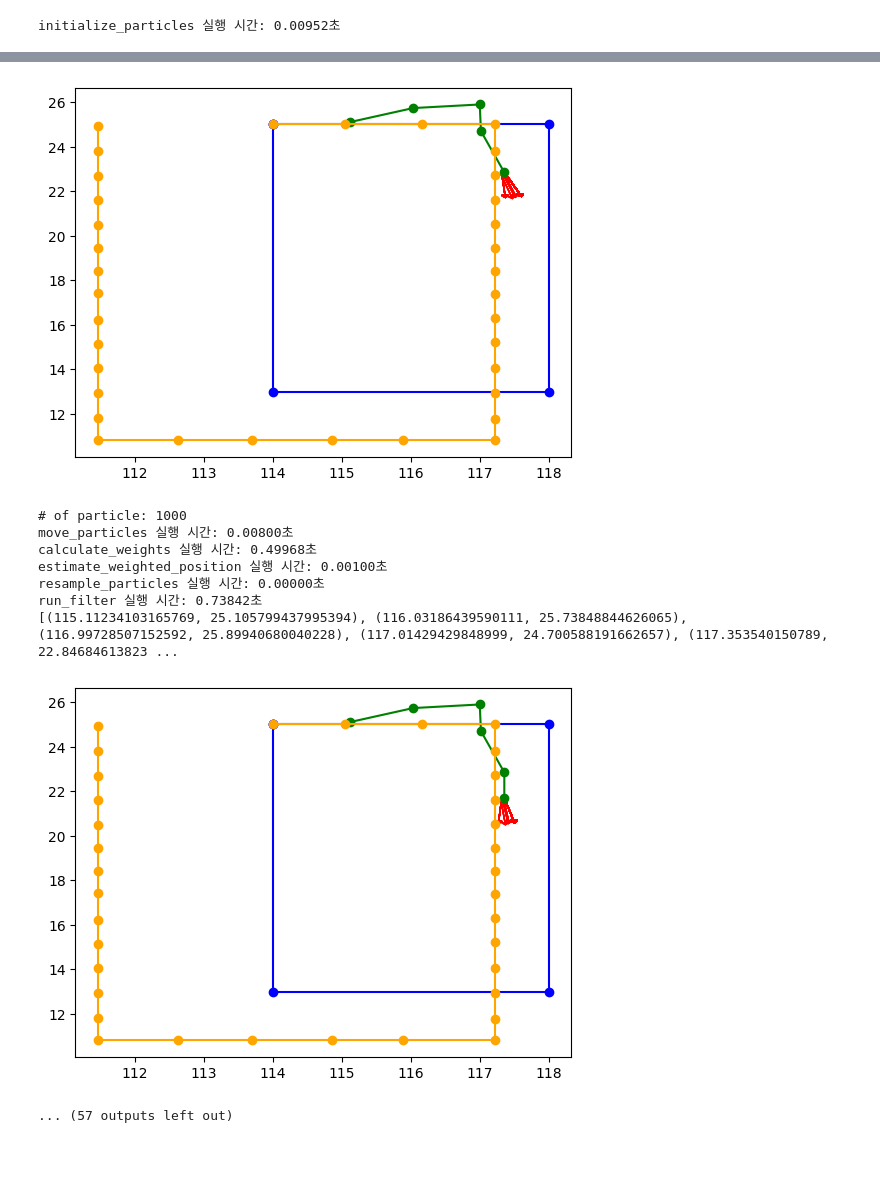
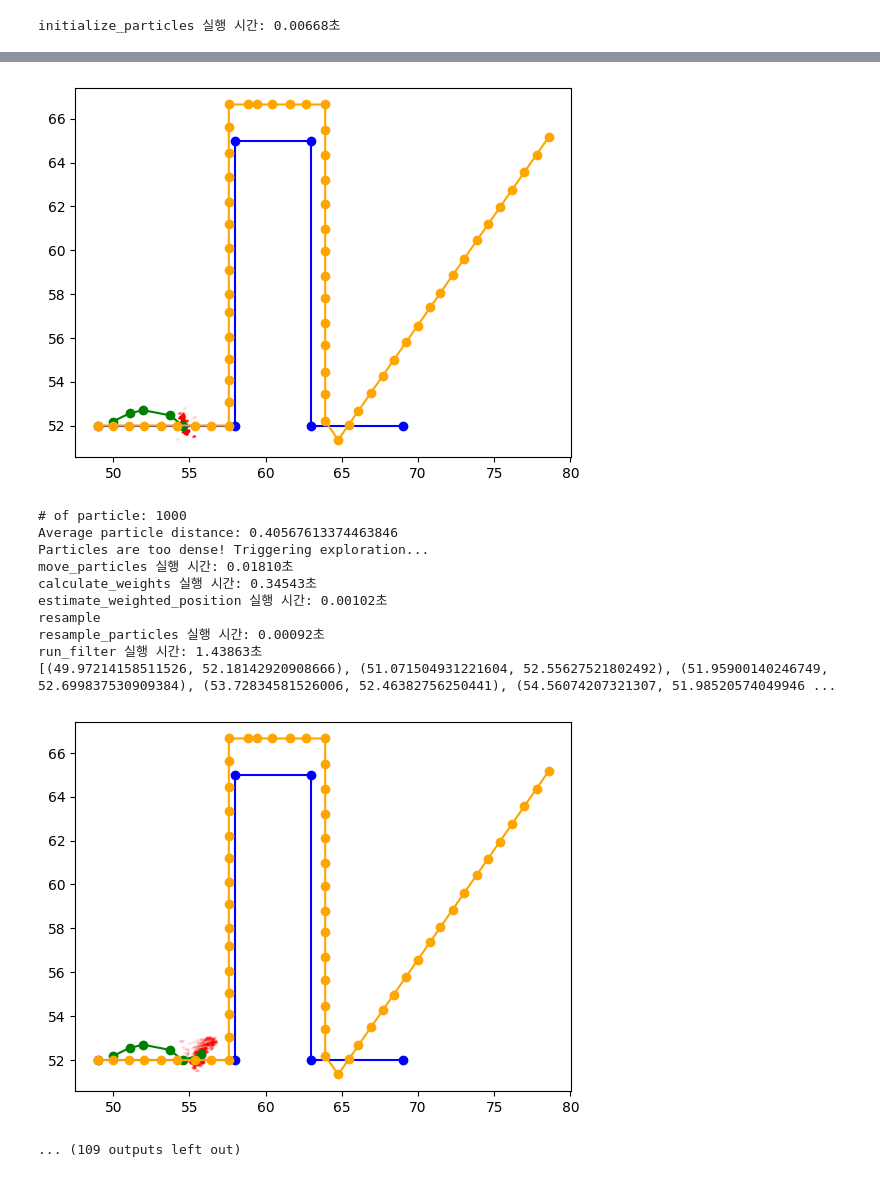
Before and after one commit to sage-hyun/indoor-localization-server, a Jupyter notebook: particle_filtering_faster.ipynb, the cells around one changed output, grey strips where cells are left out. Drawn from its saved outputs; the diff is of its cells as text; code cells hidden in the pictures.

Commit message:
Feat: move_particles 함수 수정
- step_radian을 round한 후 direction에 더하기
- 파티클들의 좌표 차이가 0.5 이하로 오밀조밀해지면 exploration을 하게 하는 check_density_and_explore 함수 구현

```diff
--- a/particle_filtering_faster.ipynb
+++ b/particle_filtering_faster.ipynb
@@ -377,7 +436,7 @@ class ParticleFilter:
 import math
 
 map_constraints = np.loadtxt('./data/obstacle_mask.txt', dtype=bool)
-m_map = pd.read_csv("./data/M_map_version2.csv")
+m_map = pd.read_csv("./data/M_map_version3.csv")
 
 # Constraint Ploting
 # print(f"M-Map Origianl Data Shape: {map_constraints.shape}")
@@ -413,28 +472,28 @@ gaussian_params99 = {"mean_x": 7, "mean_y": 52, "std_x": 0.1, "std_y": 0.1}
 # Initialize particle filter
 pf = ParticleFilter(
     num_particles=1000,
-    gaussian_params=gaussian_params2,
+    gaussian_params=gaussian_params4,
     m_map=m_map,
     map_constraints=map_constraints,
-    gyro_noise=math.radians(0.01),
+    gyro_noise=math.radians(1),
     step_noise=0.02,
     map_noise=0.7,
     plot = True,
     unit='coordinate'
 )
 # %% [output]
-initialize_particles 실행 시간: 0.00952초
+initialize_particles 실행 시간: 0.00668초
 # %%
 
 from step_length import *
 from step_orientation import *
 
-path_name = 'Path2'
+path_name = 'Path4'
 
-acc_df = pd.read_csv(f"./data/{path_name}_freeOri_A31_12_06/Accelerometer.csv")
-gyro_df = pd.read_csv(f"./data/{path_name}_freeOri_A31_12_06/GyroscopeUncalibrated.csv")
-ori_df = pd.read_csv(f"./data/{path_name}_freeOri_A31_12_06/Orientation.csv")
-mag_df = pd.read_csv(f"./data/{path_name}_freeOri_A31_12_06/MagnetometerUncalibrated.csv")
+acc_df = pd.read_csv(f"./data/{path_name}_freeOri_A31_12_05/Accelerometer.csv")
+gyro_df = pd.read_csv(f"./data/{path_name}_freeOri_A31_12_05/GyroscopeUncalibrated.csv")
+ori_df = pd.read_csv(f"./data/{path_name}_freeOri_A31_12_05/Orientation.csv")
+mag_df = pd.read_csv(f"./data/{path_name}_freeOri_A31_12_05/MagnetometerUncalibrated.csv")
 mag_df['mag'] = mag_df.apply(lambda x: math.sqrt(x['x']*x['x'] + x['y']*x['y'] + x['z']*x['z']), axis=1 )
 del mag_df['x']
 del mag_df['y']
@@ -460,6 +519,7 @@ ground_truth_path = path_dict[path_name]
 
 # Tranjectory
 x, y = ground_truth_path.iloc[0]  # 초기 위치
+pf.current_position = (x,y)
 trajectory_x = [x]
 trajectory_y = [y]
 trajectory_x_ori = [x]
@@ -607,10 +666,13 @@ run_filter 실행 시간: 1.02038초
-[figure, old version]
+[figure, new version]
 # of particle: 1000
-move_particles 실행 시간: 0.00800초
-calculate_weights 실행 시간: 0.49968초
-estimate_weighted_position 실행 시간: 0.00100초
-resample_particles 실행 시간: 0.00000초
-run_filter 실행 시간: 0.73842초
-[(115.11234103165769, 25.105799437995394), (116.03186439590111, 25.73848844626065), (116.99728507152592, 25.89940680040228), (117.01429429848999, 24.700588191662657), (117.353540150789, 22.84684613823 ...
+Average particle distance: 0.40567613374463846
+Particles are too dense! Triggering exploration...
+move_particles 실행 시간: 0.01810초
+calculate_weights 실행 시간: 0.34543초
+estimate_weighted_position 실행 시간: 0.00102초
+resample
+resample_particles 실행 시간: 0.00092초
+run_filter 실행 시간: 1.43863초
+[(49.97214158511526, 52.18142920908666), (51.071504931221604, 52.55627521802492), (51.95900140246749, 52.699837530909384), (53.72834581526006, 52.46382756250441), (54.56074207321307, 51.98520574049946 ...
-[figure, old version]
+[figure, new version]
-... (57 outputs left out)
+... (109 outputs left out)
```
Also changed, not shown: parts of 2 cells of this notebook.
